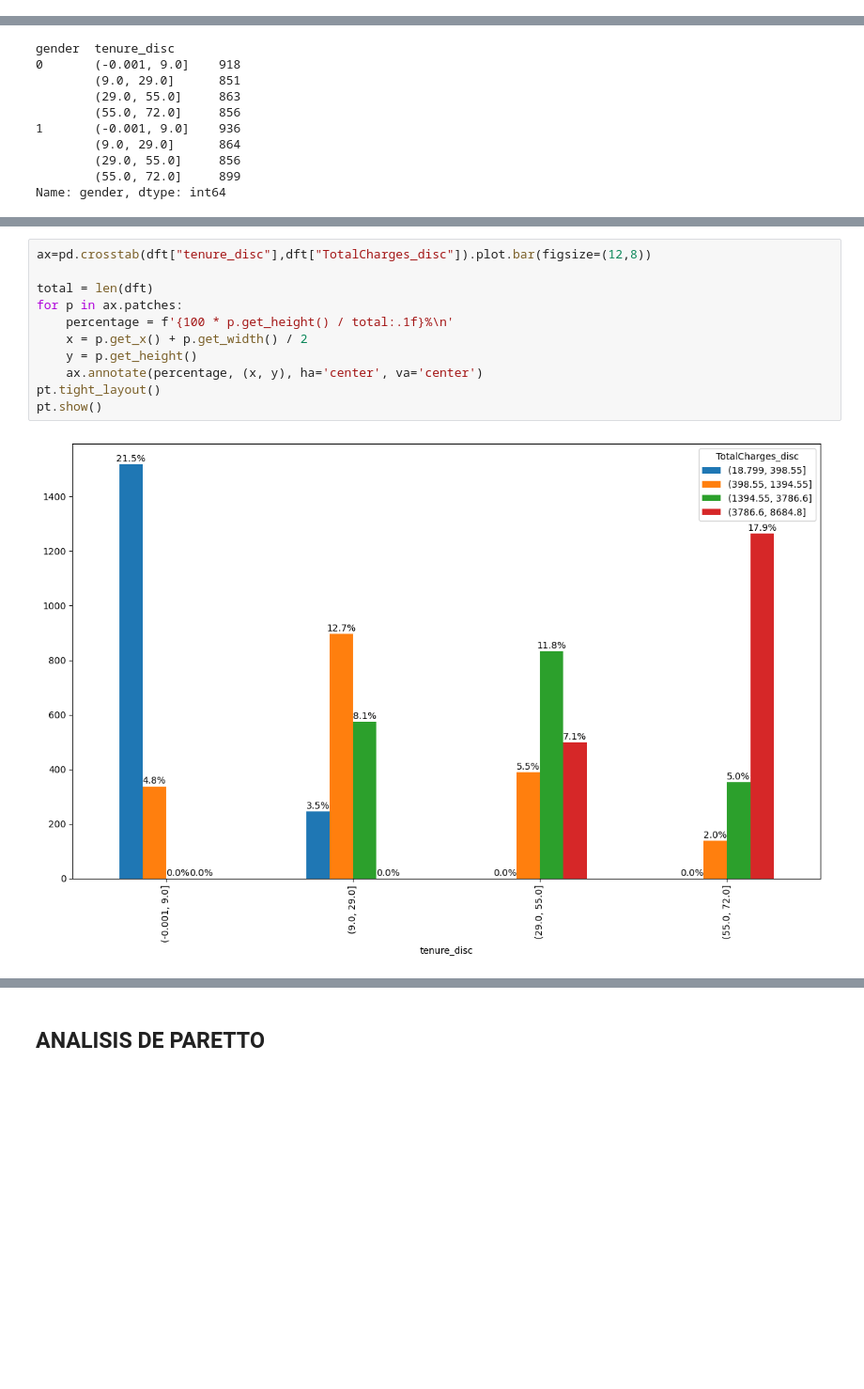
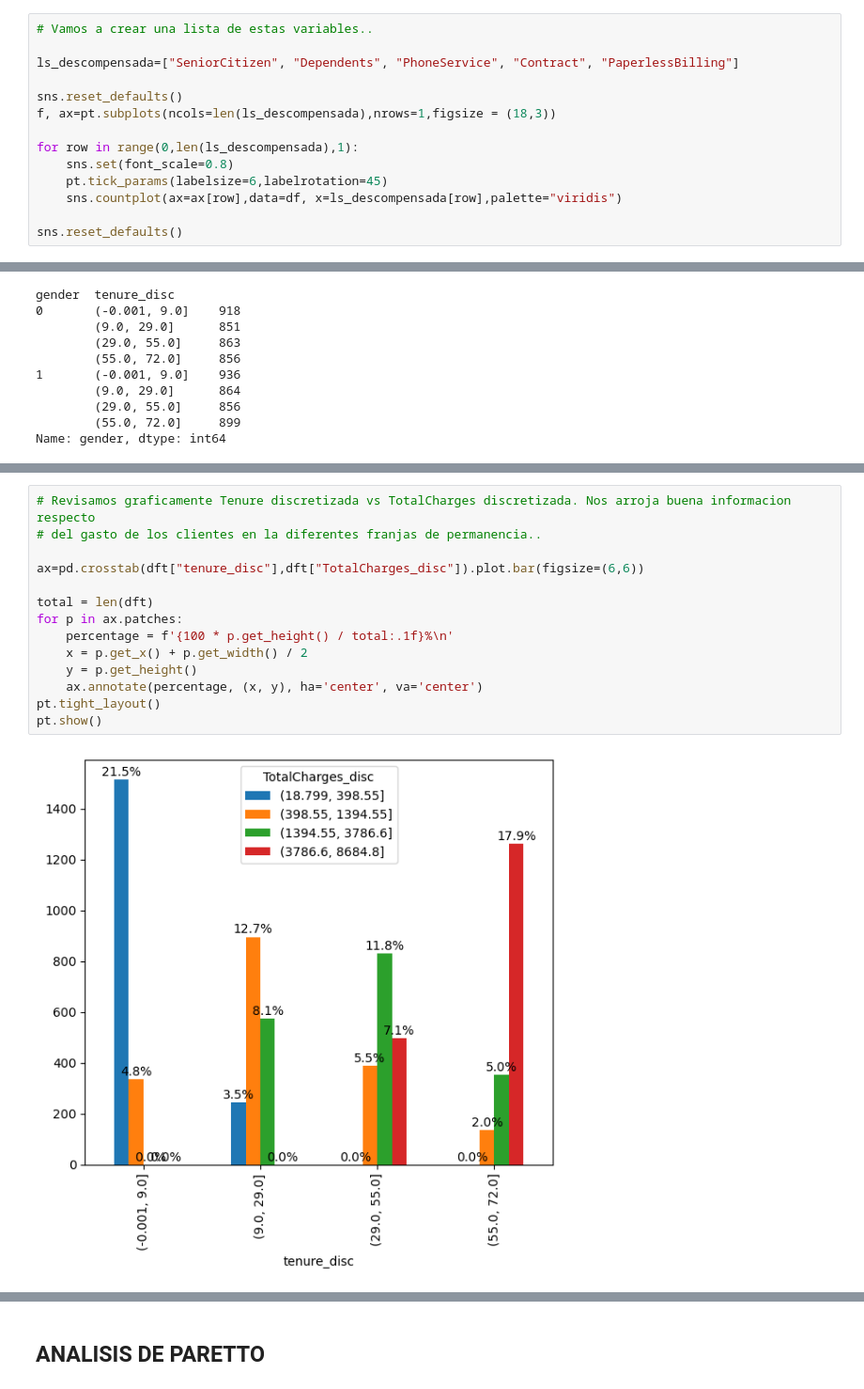
Before and after one commit to proserix/proyecto-telco-main, a Jupyter notebook: Notebook.ipynb, the cells around one changed output, grey strips where cells are left out. Shown at 94% size. Drawn from its saved outputs; the diff is of its cells as text; blank space fills up the shorter version.

```diff
--- a/Notebook.ipynb
+++ b/Notebook.ipynb
@@ -291,0 +321,14 @@ Index(['gender', 'SeniorCitizen', 'Partner', 'Dependents', 'PhoneService',
+# %%
+# Vamos a crear una lista de estas variables..
+
+ls_descompensada=["SeniorCitizen", "Dependents", "PhoneService", "Contract", "PaperlessBilling"]
+
+sns.reset_defaults()
+f, ax=pt.subplots(ncols=len(ls_descompensada),nrows=1,figsize = (18,3))
+
+for row in range(0,len(ls_descompensada),1):
+    sns.set(font_scale=0.8)
+    pt.tick_params(labelsize=6,labelrotation=45)
+    sns.countplot(ax=ax[row],data=df, x=ls_descompensada[row],palette="viridis")
+
+sns.reset_defaults()
@@ -402,15 +473,18 @@ tenure_disc    TotalCharges_disc
                (3786.6, 8684.8]     1263
 Name: tenure_disc, dtype: int64
 # %%
-ax=pd.crosstab(dft["tenure_disc"],dft["TotalCharges_disc"]).plot.bar(figsize=(12,8))
+# Revisamos graficamente Tenure discretizada vs TotalCharges discretizada. Nos arroja buena informacion respecto
+# del gasto de los clientes en la diferentes franjas de permanencia..
+
+ax=pd.crosstab(dft["tenure_disc"],dft["TotalCharges_disc"]).plot.bar(figsize=(6,6))
 
 total = len(dft)
 for p in ax.patches:
     percentage = f'{100 * p.get_height() / total:.1f}%\n'
     x = p.get_x() + p.get_width() / 2
     y = p.get_height()
     ax.annotate(percentage, (x, y), ha='center', va='center')
 pt.tight_layout()
 pt.show()
 # %% [output]
-[figure, old version]
+[figure, new version]
```
Also changed, not shown: parts of 17 cells of this notebook.
